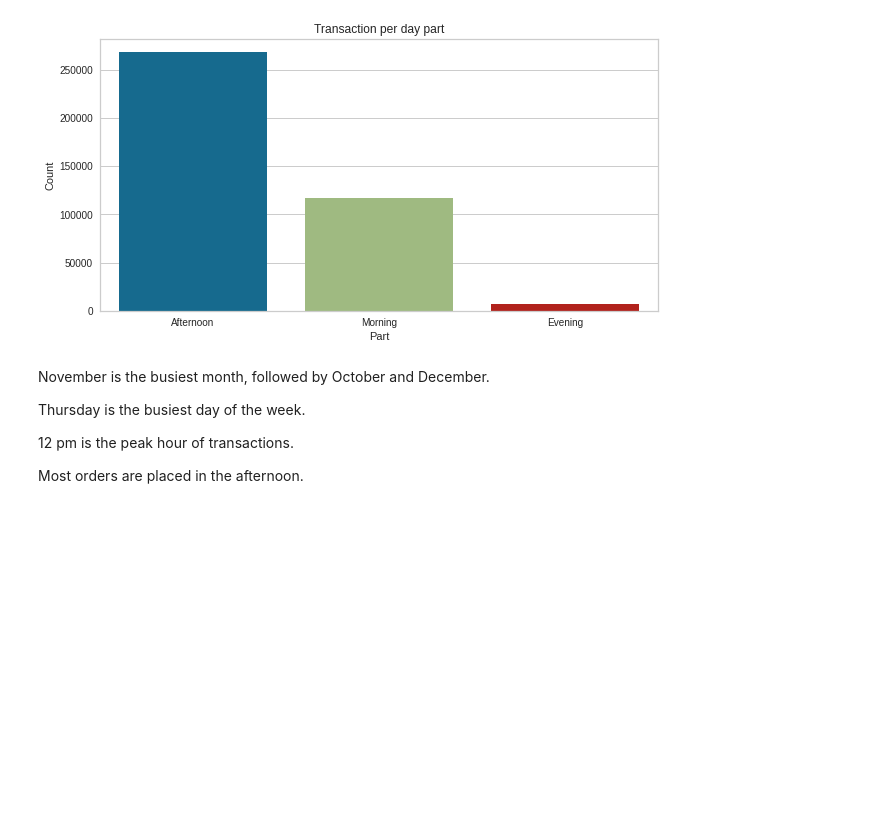
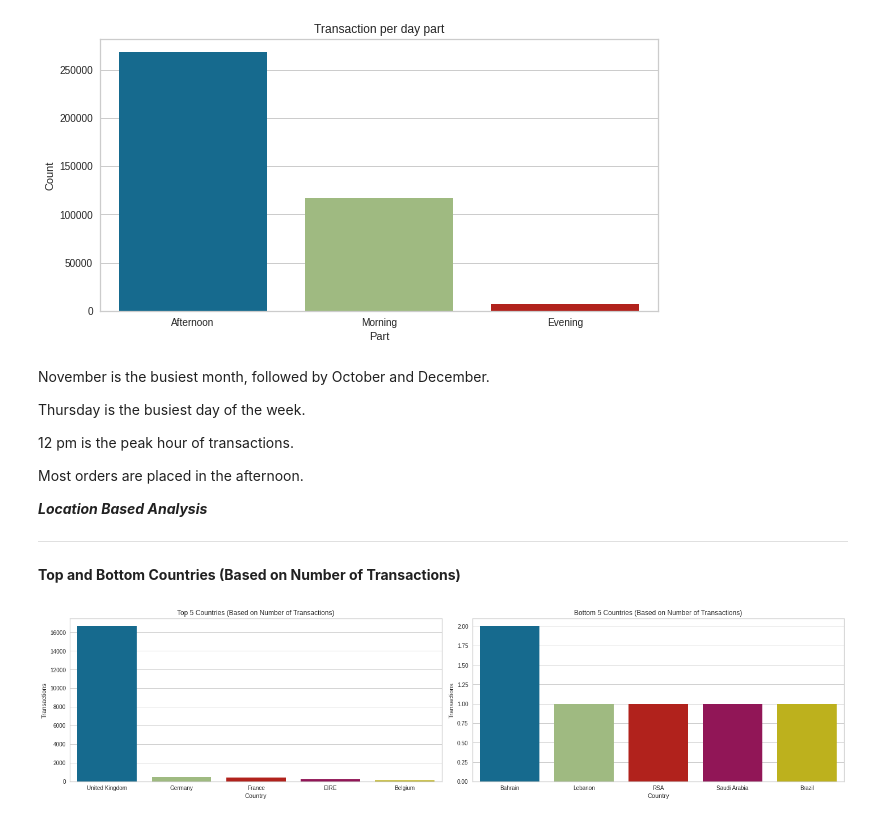
Before and after one commit to adilimam12/unsupervised_learning_capstone-project4, a Jupyter notebook: online_retail_customer_segmentation.ipynb, the cells around one changed output. Saved outputs shown, nothing was run; the diff lists cells and outputs as text; code cells hidden in the pictures; blank space fills up the shorter version.

```diff
--- a/online_retail_customer_segmentation.ipynb
+++ b/online_retail_customer_segmentation.ipynb
@@ -565,3 +565,26 @@ Thursday is the busiest day of the week.
 12 pm is the peak hour of transactions.
 
 Most orders are placed in the afternoon.
+
+***Location Based Analysis***
+
+---
+
+**Top and Bottom Countries (Based on Number of Transactions)**
+# %%
+#Creating a dataframe that gives the country names and the count of their transactions
+Country_transac = retail_data.groupby("Country").nunique()["InvoiceNo"].reset_index().sort_values("InvoiceNo",ascending=False)
+
+#Instantiating subplots
+fig, axes = plt.subplots(1, 2, figsize=(20,5))
+
+#Plotting Top 5
+g1 = sns.barplot(ax = axes[0], x='Country', y='InvoiceNo',data = Country_transac[:5])
+g1.set(title='Top 5 Countries (Based on Number of Transactions)', xlabel='Country', ylabel='Transactions')
+
+#Plotting Bottom 5
+g2 = sns.barplot(ax = axes[1], x='Country', y='InvoiceNo',data = Country_transac[-5:])
+g2.set(title='Bottom 5 Countries (Based on Number of Transactions)', xlabel='Country', ylabel='Transactions')
+plt.tight_layout()
+# %% [output]
+[figure, added]
```
Also changed, not shown: parts of 15 cells of this notebook.
